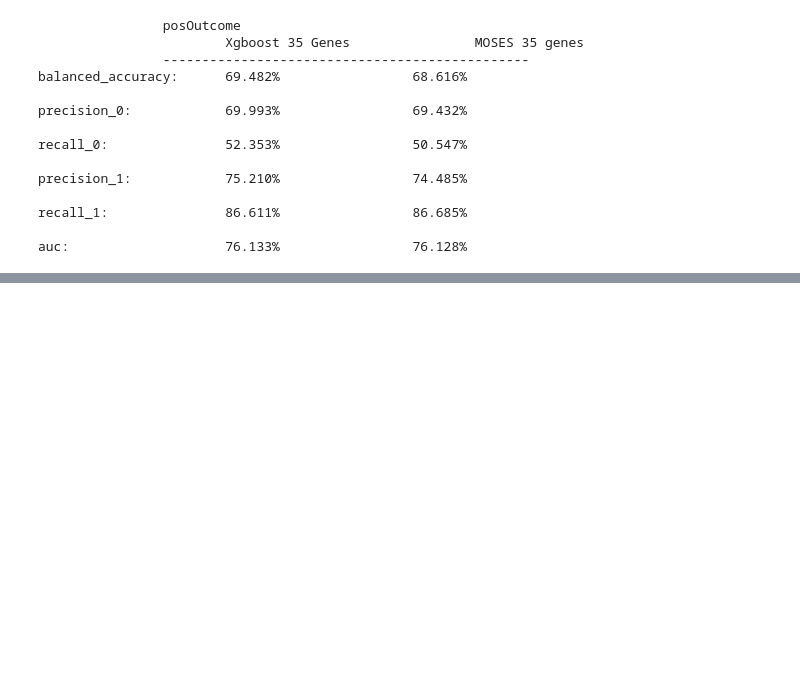
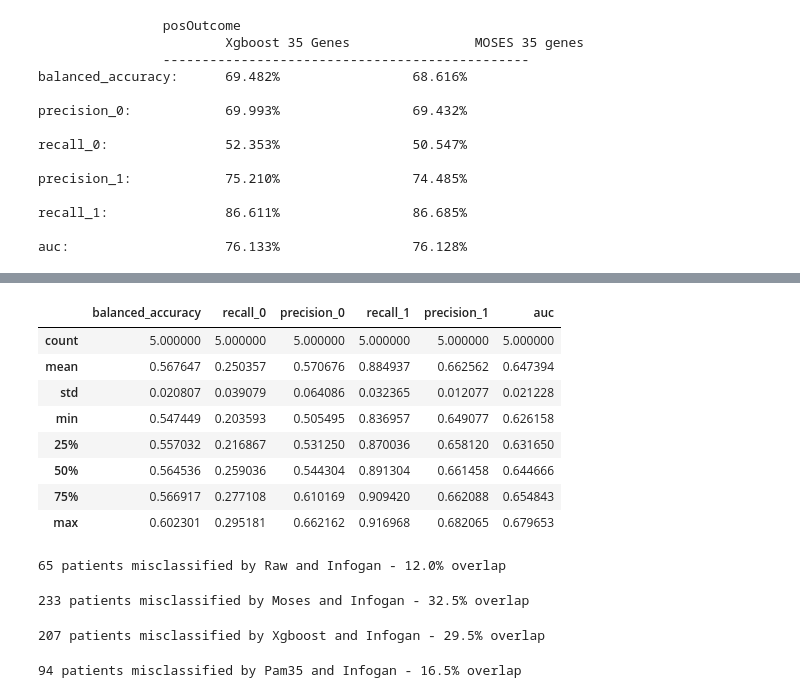
Before and after one commit to tanksha/pln-brca-xp, a Jupyter notebook: notebooks/xgboost_brca_curated_pam50_v4.ipynb, the cells around one changed output, grey strips where cells are left out. Saved outputs shown, nothing was run; the diff lists cells and outputs as text; code cells hidden in the pictures; blank space fills up the shorter version.

```diff
--- a/notebooks/xgboost_brca_curated_pam50_v4.ipynb
+++ b/notebooks/xgboost_brca_curated_pam50_v4.ipynb
@@ -543,0 +741,8 @@ ge_outcome_df.shape
+# %%
+outcome_gan_params = {'subsample': 0.6, 'n_estimators': 300, 'min_child_weight': 4, 'max_depth': 4, 'learning_rate': 0.02, 'gamma': 5, 'colsample_bytree': 0.6}
+# %%
+outcome_gan_scores, clf_outcome_gan = run_cross_val(X_gan_outcome, y_gan_outcome, outcome_gan_params)
+outcome_gan_scores_df  = pd.DataFrame(data=outcome_gan_scores, columns=["balanced_accuracy", "recall_0", "precision_0", "recall_1", "precision_1", "auc"])
+outcome_gan_scores_df.to_csv("datasets/results/outcome_scores_gan_48.csv")
+outcome_gan_scores_df.describe()
+# %% [output]
@@ -543,0 +754,30 @@ ge_outcome_df.shape
+|  | balanced_accuracy | recall_0 | precision_0 | recall_1 | precision_1 | auc |
+| count | 5.000000 | 5.000000 | 5.000000 | 5.000000 | 5.000000 | 5.000000 |
+| mean | 0.567647 | 0.250357 | 0.570676 | 0.884937 | 0.662562 | 0.647394 |
+| std | 0.020807 | 0.039079 | 0.064086 | 0.032365 | 0.012077 | 0.021228 |
+| min | 0.547449 | 0.203593 | 0.505495 | 0.836957 | 0.649077 | 0.626158 |
+| 25% | 0.557032 | 0.216867 | 0.531250 | 0.870036 | 0.658120 | 0.631650 |
+| 50% | 0.564536 | 0.259036 | 0.544304 | 0.891304 | 0.661458 | 0.644666 |
+| 75% | 0.566917 | 0.277108 | 0.610169 | 0.909420 | 0.662088 | 0.654843 |
+| max | 0.602301 | 0.295181 | 0.662162 | 0.916968 | 0.682065 | 0.679653 |
+# %%
+gan_miss = find_misclassified_patients(ge_outcome_df, clf_outcome_gan, X_gan_outcome, y_gan_outcome)
+raw_gan_intr, perc = calc_overlap(raw_miss, gan_miss)
+print_overlap("Raw", "Infogan", raw_gan_intr, perc)
+# %% [output]
+65 patients misclassified by Raw and Infogan - 12.0% overlap
+# %%
+moses_gan_intr, perc = calc_overlap(moses50_miss, gan_miss)
+print_overlap("Moses", "Infogan", moses_gan_intr, perc)
+# %% [output]
+233 patients misclassified by Moses and Infogan - 32.5% overlap
+# %%
+xgb_gan_intr, perc = calc_overlap(xg50_miss, gan_miss)
+print_overlap("Xgboost", "Infogan", xgb_gan_intr, perc)
+# %% [output]
+207 patients misclassified by Xgboost and Infogan - 29.5% overlap
+# %%
+pam_gan_intr, perc = calc_overlap(pam_miss, gan_miss)
+print_overlap("Pam35", "Infogan", pam_gan_intr, perc)
+# %% [output]
+94 patients misclassified by Pam35 and Infogan - 16.5% overlap
```
Also changed, not shown: parts of 40 cells of this notebook, 4 other files.
